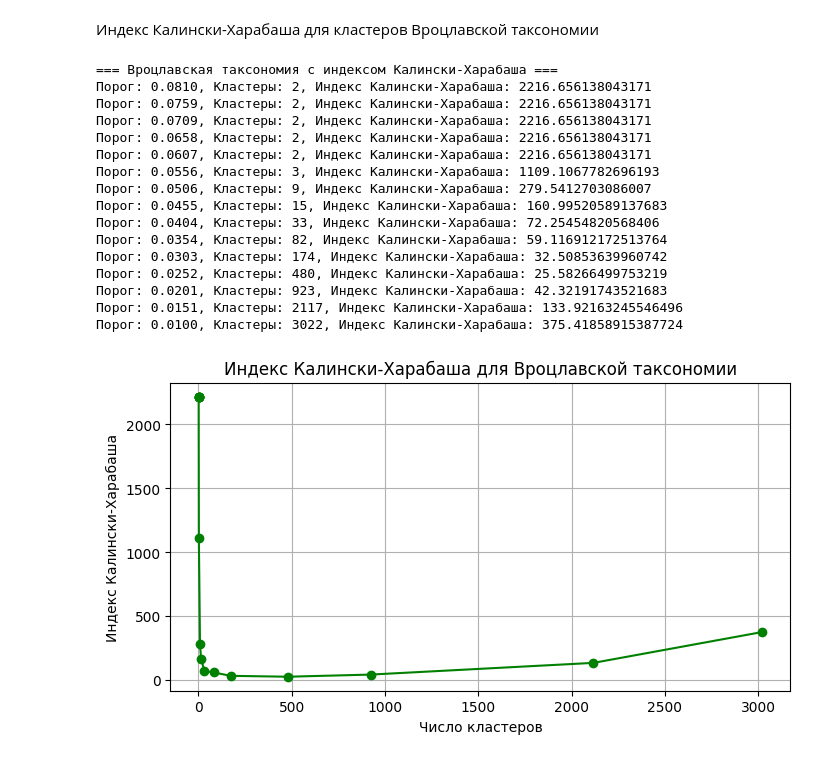
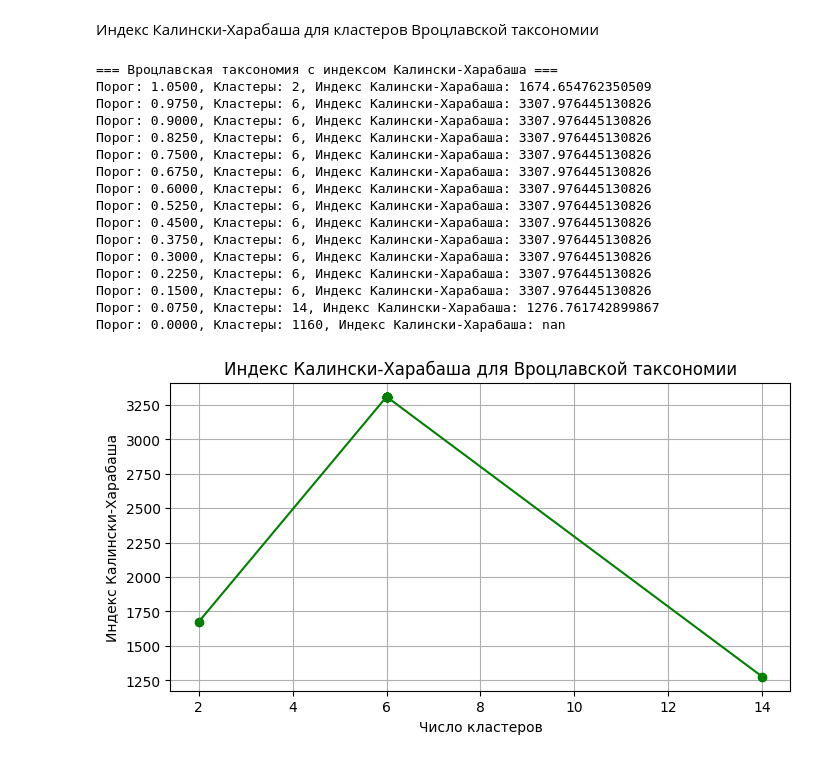
Before and after one commit to 8iKENTi8/Static-methods, a Jupyter notebook: Lab3/lab3.ipynb, the cells around one changed output. Drawn from its saved outputs; the diff is of its cells as text; code cells hidden in the pictures.

```diff
--- a/Lab3/lab3.ipynb
+++ b/Lab3/lab3.ipynb
@@ -59,7 +63,7 @@ def pearson_correlation(x, y):
 # %% [markdown]
 2. Загрузка и первичная обработка данных
 # %%
-data = pd.read_excel('dataset.xlsx')
+data = pd.read_excel('dataset5.xlsx')
 print("Типы данных в датасете:")
 print(data.dtypes)
 # %% [output]
@@ -74,6 +80,16 @@ dtype: object
 # %% [markdown]
 3. Этап 1 — Преобразование категориальных данных
 # %%
-data['Extracurricular Activities'] = data['Extracurricular Activities'].map({'Yes': 1, 'No': 0})
+# Преобразование текстовых столбцов в числовые значения
+data['Stage_fear'] = data['Stage_fear'].map({'Yes': 1, 'No': 0})  # Заменяем 'Yes' на 1, 'No' на 0
+data['Drained_after_socializing'] = data['Drained_after_socializing'].map({'Yes': 1, 'No': 0})  # Аналогично
+
+# Преобразование категории 'Personality' в числа (например, через словарь)
+personality_map = {'Introvert': 0, 'Extrovert': 1}  # Можно добавить и другие типы, если будут
+data['Personality'] = data['Personality'].map(personality_map)
+
+#  код для другого датасета
+# Пример для первого датасета:
+# data['Extracurricular Activities'] = data['Extracurricular Activities'].map({'Yes': 1, 'No': 0})
 print(data.head())
 # %% [output]
@@ -248,11 +296,14 @@ def wroclaw_taxonomy_elbow(distance_matrix, thresholds):
     plt.show()
     return scores
 
-thresholds = np.linspace(0.01, 0.081, num=15)[::-1]
+# 1 датасет
+# thresholds = np.linspace(0.01, 0.081, num=15)[::-1]
+# 2 датасет
+thresholds = np.linspace(0, 0.15, num=15)[::-1]
 wroclaw_taxonomy_elbow(X_t, thresholds)
 
 # 1. Кластеризация с выбранным порогом
-chosen_threshold = 0.5
+chosen_threshold = 0.13
 clustering = WroclawTaxonomyClustering(X_t)
 clusters = clustering.cluster_with_threshold(chosen_threshold)
 
@@ -351,7 +402,7 @@ def wroclaw_taxonomy_elbow_with_silhouette(distance_matrix, thresholds):
                 labels[index] = cluster_id
 
         n_clusters = len(set(labels))
-        if n_clusters > 1:
+        if 1 < n_clusters < len(distance_matrix):
             silhouette = silhouette_score(X.values, labels, metric='euclidean')
         else:
             silhouette = np.nan
@@ -383,8 +434,10 @@ def wroclaw_taxonomy_elbow_with_silhouette(distance_matrix, thresholds):
 
     return scores, silhouettes
 
-# %%
-thresholds = np.linspace(0.01, 0.081, num=15)
+# 1 датасет
+# thresholds = np.linspace(0.01, 0.081, num=15)
+# 2 датасет
+thresholds = np.linspace(0, 1.1, num=15)
 wroclaw_taxonomy_elbow_with_silhouette(X_t, thresholds[::-1])
 # %% [output]
 === Вроцлавская таксономия: Р М СК НЗ с индексом силуэта ===
@@ -437,49 +490,51 @@ def wroclaw_taxonomy_with_calinski(distance_matrix, thresholds):
         cluster_counts.append(len(clusters))
 
         labels = np.zeros(len(distance_matrix), dtype=int)
         for cluster_id, cluster in enumerate(clusters):
             for index in cluster:
                 labels[index] = cluster_id
 
-        if len(set(labels)) > 1:
+        if 1 < len(set(labels)) < len(distance_matrix):
             ch_score = calinski_harabasz_score(X.values, labels)
         else:
             ch_score = np.nan
 
         ch_scores.append(ch_score)
         print(f"Порог: {t:.4f}, Кластеры: {len(clusters)}, Индекс Калински-Харабаша: {ch_score}")
 
     filtered_counts = [c for c, s in zip(cluster_counts, ch_scores) if not np.isnan(s)]
     filtered_scores = [s for s in ch_scores if not np.isnan(s)]
 
     plt.figure(figsize=(8,4))
     plt.plot(filtered_counts, filtered_scores, 'go-')
     plt.xlabel('Число кластеров')
     plt.ylabel('Индекс Калински-Харабаша')
     plt.title('Индекс Калински-Харабаша для Вроцлавской таксономии')
     plt.grid(True)
     plt.show()
 
     return ch_scores
 
-# %%
-thresholds = np.linspace(0.01, 0.081, num=15)
+# 1 датасет
+# thresholds = np.linspace(0.01, 0.081, num=15)
+# 2 датасет
+thresholds = np.linspace(0, 1.05, num=15)
 wroclaw_taxonomy_with_calinski(X_t, thresholds[::-1])
 # %% [output]
 === Вроцлавская таксономия с индексом Калински-Харабаша ===
-Порог: 0.0810, Кластеры: 2, Индекс Калински-Харабаша: 2216.656138043171
-Порог: 0.0759, Кластеры: 2, Индекс Калински-Харабаша: 2216.656138043171
-Порог: 0.0709, Кластеры: 2, Индекс Калински-Харабаша: 2216.656138043171
-Порог: 0.0658, Кластеры: 2, Индекс Калински-Харабаша: 2216.656138043171
-Порог: 0.0607, Кластеры: 2, Индекс Калински-Харабаша: 2216.656138043171
-Порог: 0.0556, Кластеры: 3, Индекс Калински-Харабаша: 1109.1067782696193
-Порог: 0.0506, Кластеры: 9, Индекс Калински-Харабаша: 279.5412703086007
-Порог: 0.0455, Кластеры: 15, Индекс Калински-Харабаша: 160.99520589137683
-Порог: 0.0404, Кластеры: 33, Индекс Калински-Харабаша: 72.25454820568406
-Порог: 0.0354, Кластеры: 82, Индекс Калински-Харабаша: 59.116912172513764
-Порог: 0.0303, Кластеры: 174, Индекс Калински-Харабаша: 32.50853639960742
-Порог: 0.0252, Кластеры: 480, Индекс Калински-Харабаша: 25.58266499753219
-Порог: 0.0201, Кластеры: 923, Индекс Калински-Харабаша: 42.32191743521683
-Порог: 0.0151, Кластеры: 2117, Индекс Калински-Харабаша: 133.92163245546496
-Порог: 0.0100, Кластеры: 3022, Индекс Калински-Харабаша: 375.41858915387724
+Порог: 1.0500, Кластеры: 2, Индекс Калински-Харабаша: 1674.654762350509
+Порог: 0.9750, Кластеры: 6, Индекс Калински-Харабаша: 3307.976445130826
+Порог: 0.9000, Кластеры: 6, Индекс Калински-Харабаша: 3307.976445130826
+Порог: 0.8250, Кластеры: 6, Индекс Калински-Харабаша: 3307.976445130826
+Порог: 0.7500, Кластеры: 6, Индекс Калински-Харабаша: 3307.976445130826
+Порог: 0.6750, Кластеры: 6, Индекс Калински-Харабаша: 3307.976445130826
+Порог: 0.6000, Кластеры: 6, Индекс Калински-Харабаша: 3307.976445130826
+Порог: 0.5250, Кластеры: 6, Индекс Калински-Харабаша: 3307.976445130826
+Порог: 0.4500, Кластеры: 6, Индекс Калински-Харабаша: 3307.976445130826
+Порог: 0.3750, Кластеры: 6, Индекс Калински-Харабаша: 3307.976445130826
+Порог: 0.3000, Кластеры: 6, Индекс Калински-Харабаша: 3307.976445130826
+Порог: 0.2250, Кластеры: 6, Индекс Калински-Харабаша: 3307.976445130826
+Порог: 0.1500, Кластеры: 6, Индекс Калински-Харабаша: 3307.976445130826
+Порог: 0.0750, Кластеры: 14, Индекс Калински-Харабаша: 1276.761742899867
+Порог: 0.0000, Кластеры: 1160, Индекс Калински-Харабаша: nan
-[figure, old version]
+[figure, new version]
```
Also changed, not shown: parts of 13 cells of this notebook, 1 other file.
